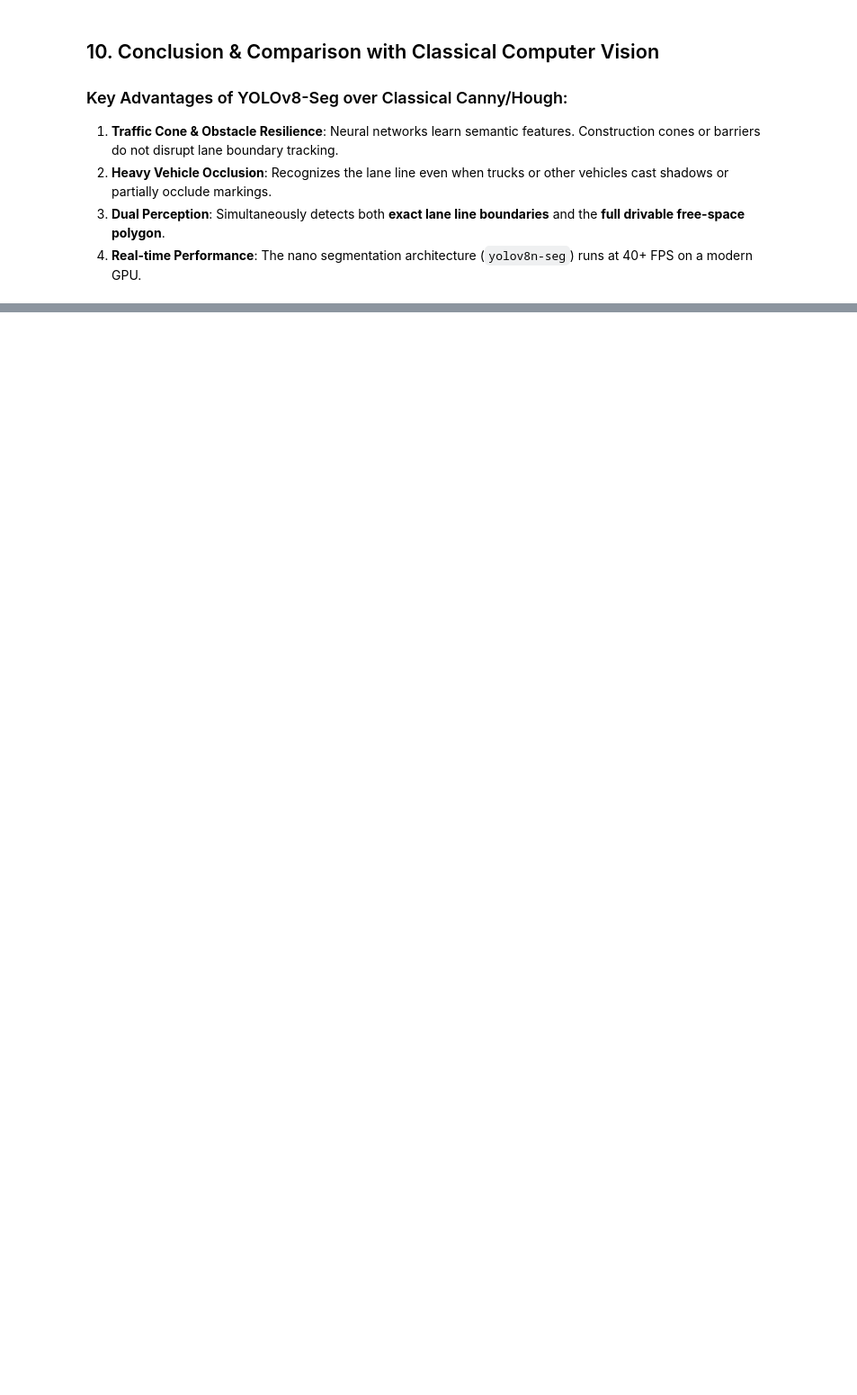
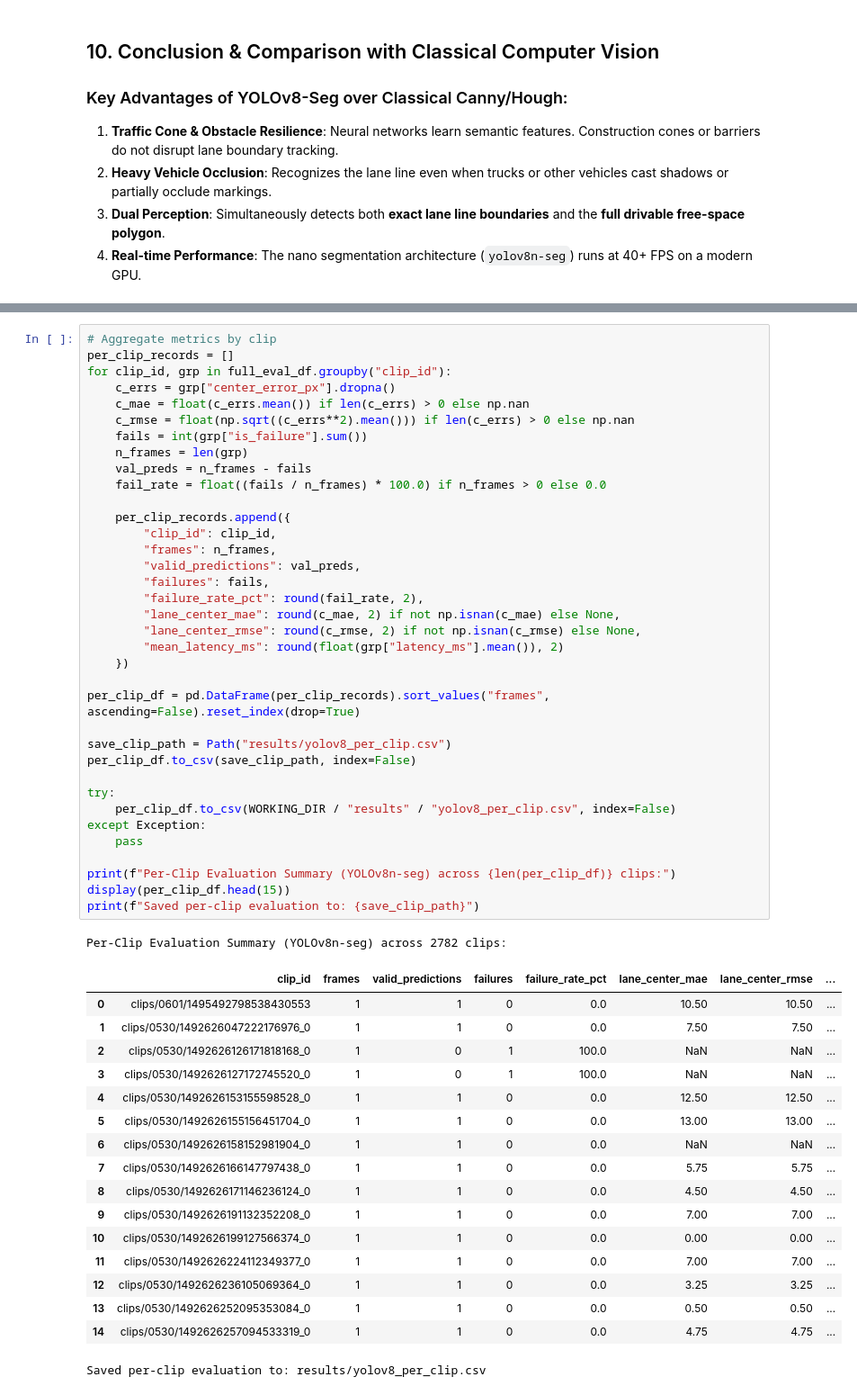
Before and after one commit to AskariSyed/Lane_Guard, a Jupyter notebook: laneguard_yolo.ipynb, the cells around one changed output, grey strips where cells are left out. Shown at 90% size. Saved outputs shown, nothing was run; the diff lists cells and outputs as text; blank space fills up the shorter version.

```diff
--- a/laneguard_yolo.ipynb
+++ b/laneguard_yolo.ipynb
@@ -489,0 +1028,55 @@ SUCCESS: Model runs at real-time speeds (>= 30 FPS)!
+# %%
+# Aggregate metrics by clip
+per_clip_records = []
+for clip_id, grp in full_eval_df.groupby("clip_id"):
+    c_errs = grp["center_error_px"].dropna()
+    c_mae = float(c_errs.mean()) if len(c_errs) > 0 else np.nan
+    c_rmse = float(np.sqrt((c_errs**2).mean())) if len(c_errs) > 0 else np.nan
+    fails = int(grp["is_failure"].sum())
+    n_frames = len(grp)
+    val_preds = n_frames - fails
+    fail_rate = float((fails / n_frames) * 100.0) if n_frames > 0 else 0.0
+
+    per_clip_records.append({
+        "clip_id": clip_id,
+        "frames": n_frames,
+        "valid_predictions": val_preds,
+        "failures": fails,
+        "failure_rate_pct": round(fail_rate, 2),
+        "lane_center_mae": round(c_mae, 2) if not np.isnan(c_mae) else None,
+        "lane_center_rmse": round(c_rmse, 2) if not np.isnan(c_rmse) else None,
+        "mean_latency_ms": round(float(grp["latency_ms"].mean()), 2)
+    })
+
+per_clip_df = pd.DataFrame(per_clip_records).sort_values("frames", ascending=False).reset_index(drop=True)
+
+save_clip_path = Path("results/yolov8_per_clip.csv")
+per_clip_df.to_csv(save_clip_path, index=False)
+
+try:
+    per_clip_df.to_csv(WORKING_DIR / "results" / "yolov8_per_clip.csv", index=False)
+except Exception:
+    pass
+
+print(f"Per-Clip Evaluation Summary (YOLOv8n-seg) across {len(per_clip_df)} clips:")
+display(per_clip_df.head(15))
+print(f"Saved per-clip evaluation to: {save_clip_path}")
+# %% [output]
+Per-Clip Evaluation Summary (YOLOv8n-seg) across 2782 clips:
+|  | clip_id | frames | valid_predictions | failures | failure_rate_pct | lane_center_mae | lane_center_rmse | ... |
+| 0 | clips/0601/1495492798538430553 | 1 | 1 | 0 | 0.0 | 10.50 | 10.50 | ... |
+| 1 | clips/0530/1492626047222176976_0 | 1 | 1 | 0 | 0.0 | 7.50 | 7.50 | ... |
+| 2 | clips/0530/1492626126171818168_0 | 1 | 0 | 1 | 100.0 | NaN | NaN | ... |
+| 3 | clips/0530/1492626127172745520_0 | 1 | 0 | 1 | 100.0 | NaN | NaN | ... |
+| 4 | clips/0530/1492626153155598528_0 | 1 | 1 | 0 | 0.0 | 12.50 | 12.50 | ... |
+| 5 | clips/0530/1492626155156451704_0 | 1 | 1 | 0 | 0.0 | 13.00 | 13.00 | ... |
+| 6 | clips/0530/1492626158152981904_0 | 1 | 1 | 0 | 0.0 | NaN | NaN | ... |
+| 7 | clips/0530/1492626166147797438_0 | 1 | 1 | 0 | 0.0 | 5.75 | 5.75 | ... |
+| 8 | clips/0530/1492626171146236124_0 | 1 | 1 | 0 | 0.0 | 4.50 | 4.50 | ... |
+| 9 | clips/0530/1492626191132352208_0 | 1 | 1 | 0 | 0.0 | 7.00 | 7.00 | ... |
+| 10 | clips/0530/1492626199127566374_0 | 1 | 1 | 0 | 0.0 | 0.00 | 0.00 | ... |
+| 11 | clips/0530/1492626224112349377_0 | 1 | 1 | 0 | 0.0 | 7.00 | 7.00 | ... |
+| 12 | clips/0530/1492626236105069364_0 | 1 | 1 | 0 | 0.0 | 3.25 | 3.25 | ... |
+| 13 | clips/0530/1492626252095353084_0 | 1 | 1 | 0 | 0.0 | 0.50 | 0.50 | ... |
+| 14 | clips/0530/1492626257094533319_0 | 1 | 1 | 0 | 0.0 | 4.75 | 4.75 | ... |
+Saved per-clip evaluation to: results/yolov8_per_clip.csv
```
Also changed, not shown: parts of 11 cells of this notebook, 5 other files.
